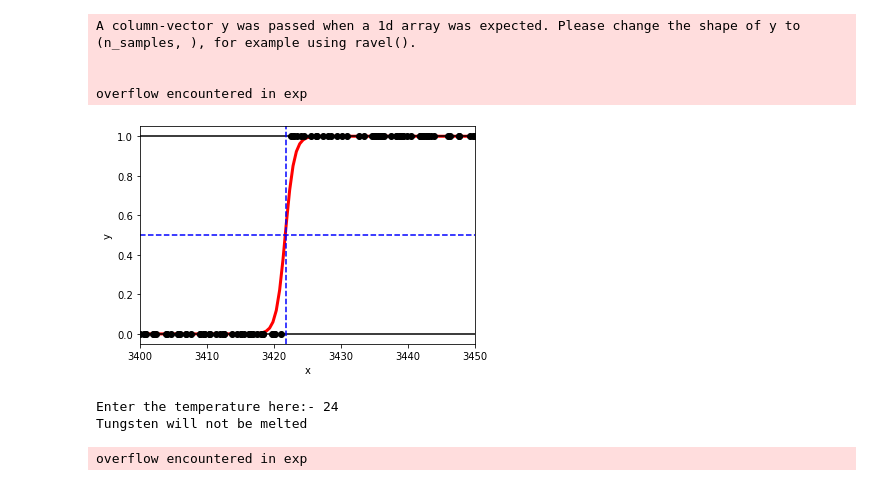
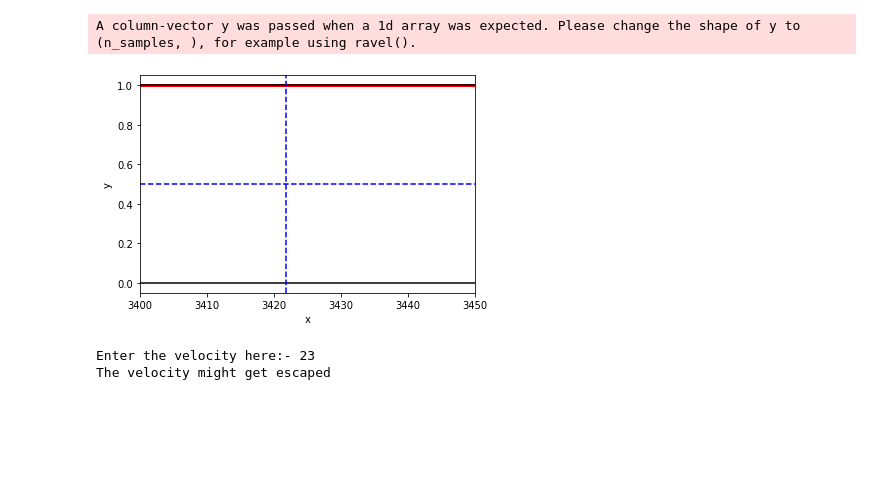
Before and after one commit to Gunika622/50, a Jupyter notebook: project_115.ipynb, the cells around one changed output. Drawn from its saved outputs; the diff is of its cells as text; code cells hidden in the pictures; blank space fills up the shorter version.

```diff
--- a/project_115.ipynb
+++ b/project_115.ipynb
@@ -10,79 +10,75 @@ Saving data2.csv to data2.csv
 import pandas as pd
 import plotly.express as px
 
-df = pd.read_csv("data2.csv")
+df = pd.read_csv("escape_velocity.csv")
 
-temperature_list = df["Temperature"].tolist()
-melted_list = df["Melted"].tolist()
+velocity_list = df["Velocity"].tolist()
+escaped_list = df["Escaped"].tolist()
 
-fig = px.scatter(x=temperature_list, y=melted_list)
+fig = px.scatter(x=velocity_list, y=escaped_list)
 fig.show()
 # %% [output]
 [interactive output not drawn]
 # %%
 import numpy as np
-temperature_array = np.array(temperature_list)
-melted_array = np.array(melted_list)
+velocity_array = np.array(velocity_list)
+escaped_array = np.array(escaped_list)
 
-m, c = np.polyfit(temperature_array, melted_array, 1)
+m, c = np.polyfit(velocity_array, escaped_array, 1)
 
 y = []
-for x in temperature_array:
+for x in velocity_array:
     y_value = m*x + c
     y.append(y_value)
 
-fig = px.scatter(x=temperature_array, y=melted_array)
-fig.update_layout(shapes=[dict(type= 'line', y0= min(y), y1= max(y), x0= min(temperature_array), x1= max(temperature_array) )])
+fig = px.scatter(x=velocity_array, y=escaped_array)
+fig.update_layout(shapes=[dict(type= 'line', y0= min(y), y1= max(y), x0= min(velocity_array), x1= max(velocity_array) )])
 fig.show()
 # %% [output]
 [interactive output not drawn]
 # %%
 import matplotlib.pyplot as plt
 from sklearn.linear_model import LogisticRegression
 
-X = np.reshape(temperature_list,(len(temperature_list), 1))
-Y = np.reshape(melted_list,(len(melted_list), 1))
+X = np.reshape(velocity_list,(len(velocity_list), 1))
+Y = np.reshape(escaped_list,(len(escaped_list), 1))
 
 lr = LogisticRegression()
 lr.fit(X, Y)
 
 plt.figure()
 plt.scatter(X.ravel(), Y, color= "black", zorder = 20)
 
 def model(x):
     return 1 / (1+np.exp(-x))
 
 X_test = np.linspace(0, 5000, 10000)
-melting_chances = model(X_test * lr.coef_ + lr.intercept_).ravel()
+escaped_chances = model(X_test * lr.coef_ + lr.intercept_).ravel()
 
-plt.plot(X_test, melting_chances, color="red", linewidth=3)
+plt.plot(X_test, escaped_chances, color="red", linewidth=3)
 plt.axhline(y=0, color="k", linestyle='-')
 plt.axhline(y=1, color="k", linestyle='-')
 plt.axhline(y=0.5, color="b", linestyle='--')
 plt.axvline(x=X_test[6843], color='b', linestyle='--')
 
 plt.ylabel('y')
 plt.xlabel('x')
 plt.xlim(3400,3450)
 plt.show()
 # %% [output]
 A column-vector y was passed when a 1d array was expected. Please change the shape of y to (n_samples, ), for example using ravel().
-
-
-overflow encountered in exp
-[figure, old version]
+[figure, new version]
 # %%
-temp = float(input("Enter the temperature here:- "))
+temp = float(input("Enter the velocity here:- "))
 chances = model(temp * lr.coef_ + lr.intercept_).ravel()[0]
 if chances <= 0.01:
-  print("Tungsten will not be melted")
+  print("The velocity will not get escaped")
 elif chances >= 1:
-  print("Tungsten will be melted")
+  print("The velocity will be escaped")
 elif chances < 0.5:
-  print("Tungsten might not get melted")
+  print("The velocity might not get escaped")
 else:
-  print("Tungsten might get melted")
+  print("The velocity might get escaped")
 # %% [output]
-Enter the temperature here:- 24
-Tungsten will not be melted
+Enter the velocity here:- 23
+The velocity might get escaped
-overflow encountered in exp
```
Also changed, not shown: parts of 1 cell of this notebook.
